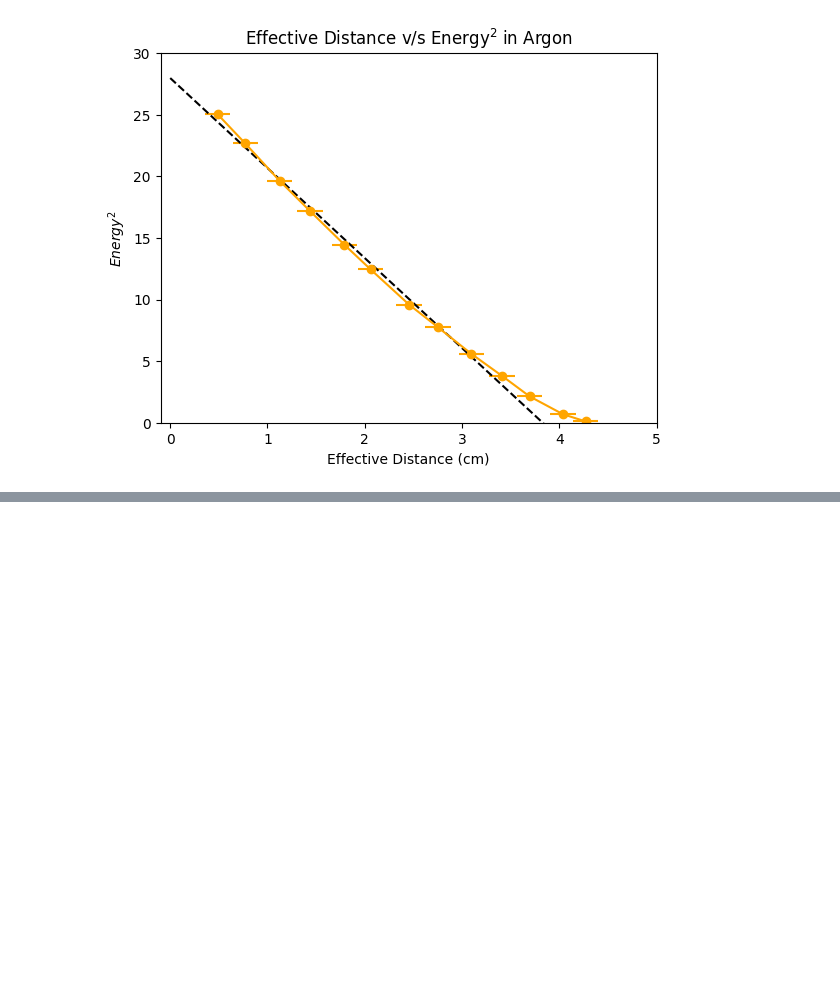
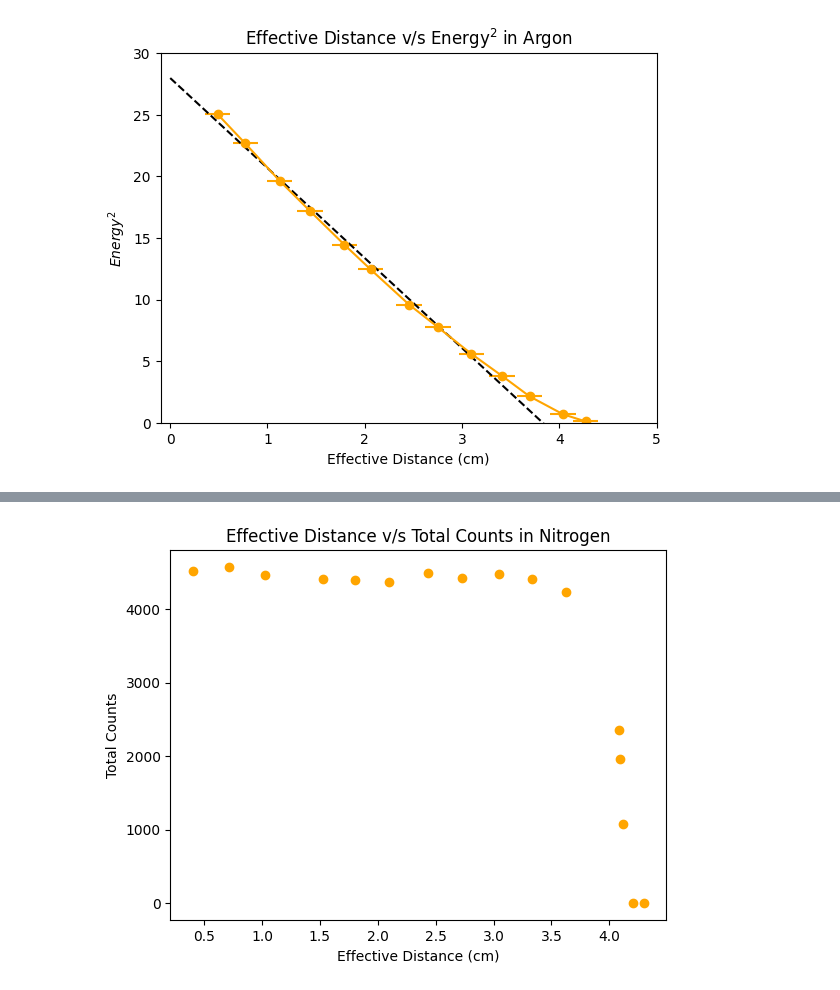
Before and after one commit to chinmayAmbasht/phys-403-alpha-range, a Jupyter notebook: day1.ipynb, the cells around one changed output, grey strips where cells are left out. Saved outputs shown, nothing was run; the diff lists cells and outputs as text; code cells hidden in the pictures; blank space fills up the shorter version.

```diff
--- a/day1.ipynb
+++ b/day1.ipynb
@@ -184,0 +247,34 @@ plt.savefig('./Plots/effective_distance_vs_E_argon.png', dpi = 300)
+# %%
+initialPs_nitrogen = [70.9, 126.6, 180.6, 269.8, 318.2, 370.3, 429.8, 481.1, 538.6, 589.1, 640.4, 720.9, 722.8, 727.4, 735.5, 748.9, 770.1]
+finalPs_nitrogen = [71.7, 127.3, 181.2, 270.3, 318.8, 370.7, 430.2, 481.4, 538.3, 589.7, 640.5, 720.9,722.8,  727.5, 748.9, 770.0 ]
+Ps_nitrogen = np.array([(initial + final) / 2 for initial, final in zip(initialPs_nitrogen, finalPs_nitrogen)])
+deltaPs_nitrogen = np.array([(final - initial) for initial, final in zip(initialPs_nitrogen, finalPs_nitrogen)])
+d_nitrogen = 10.9 - 6.58
+x_err_nitrogen = 0.13
+x_eff_nitrogen = (d_nitrogen * Ps_nitrogen) / 763.4
+delta_x_eff_nitrogen = (deltaPs_nitrogen * d_nitrogen) / 763.4
+delta_x_eff_nitrogen = np.sqrt(delta_x_eff_nitrogen**2 + x_err_nitrogen**2)
+# %%
+string_nitrogen = '../Alpha Range/Nitrogen Pressure/N2P'
+nums_nitrogen = [71, 127, 181, 270, 318, 370, 430, 481, 538, 589, 640, 720,722, 727, 749, 770]
+filenames_nitrogen = [f"{string_nitrogen}{num}.asc" for num in nums_nitrogen]
+peak_channels_nitrogen = []
+max_counts_nitrogen = []
+energies_nitrogen = []
+energies_uncertainties_nitrogen = []
+total_counts_list_nitrogen = []
+for file in filenames_nitrogen:
+    pc, mc, en, std, t = file_analysis(file)
+    peak_channels_nitrogen.append(pc)
+    max_counts_nitrogen.append(mc)
+    energies_nitrogen.append(en)
+    energies_uncertainties_nitrogen.append(std)
+    total_counts_list_nitrogen.append(t)
+# %%
+plt.plot(x_eff_nitrogen, total_counts_list_nitrogen, 'o', color = 'orange')
+plt.xlabel('Effective Distance (cm)')
+plt.ylabel('Total Counts')
+plt.title('Effective Distance v/s Total Counts in Nitrogen')
+plt.savefig('./Plots/effective_distance_vs_total_counts_nitrogen.png', dpi = 300)
+# %% [output]
+[figure, added]
```
Also changed, not shown: parts of 12 cells of this notebook, 37 other files.
